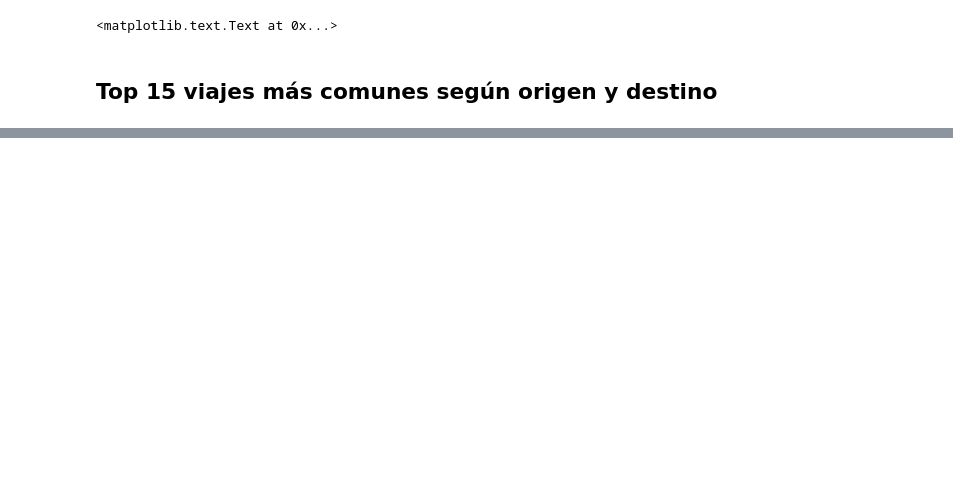
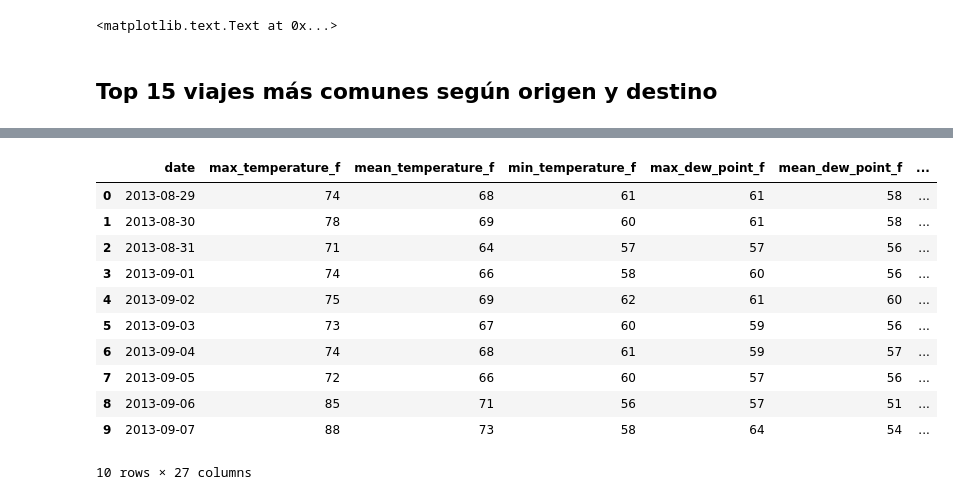
Before and after one commit to agustinpalmeira/TP-BicycleRental, a Jupyter notebook: tp1 - A.E trips.ipynb, the cells around one changed output, grey strips where cells are left out. Drawn from its saved outputs; the diff is of its cells as text; code cells hidden in the pictures; blank space fills up the shorter version.

```diff
--- a/tp1 - A.E trips.ipynb
+++ b/tp1 - A.E trips.ipynb
@@ -112,0 +211,18 @@ See the caveats in the documentation: http://pandas.pydata.org/pandas-docs/stabl
+# %%
+# Me quedo con el zip code 94107 pues es el que presenta menos cantidad de valores nulos
+weather_94107 = weather.loc[weather['zip_code'] == 94107 , :]
+
+weather_94107.head(10)
+# %% [output]
+|  | date | max_temperature_f | mean_temperature_f | min_temperature_f | max_dew_point_f | mean_dew_point_f | ... |
+| 0 | 2013-08-29 | 74 | 68 | 61 | 61 | 58 | ... |
+| 1 | 2013-08-30 | 78 | 69 | 60 | 61 | 58 | ... |
+| 2 | 2013-08-31 | 71 | 64 | 57 | 57 | 56 | ... |
+| 3 | 2013-09-01 | 74 | 66 | 58 | 60 | 56 | ... |
+| 4 | 2013-09-02 | 75 | 69 | 62 | 61 | 60 | ... |
+| 5 | 2013-09-03 | 73 | 67 | 60 | 59 | 56 | ... |
+| 6 | 2013-09-04 | 74 | 68 | 61 | 59 | 57 | ... |
+| 7 | 2013-09-05 | 72 | 66 | 60 | 57 | 56 | ... |
+| 8 | 2013-09-06 | 85 | 71 | 56 | 57 | 51 | ... |
+| 9 | 2013-09-07 | 88 | 73 | 58 | 64 | 54 | ... |
+10 rows × 27 columns
```
Also changed, not shown: parts of 12 cells of this notebook.
